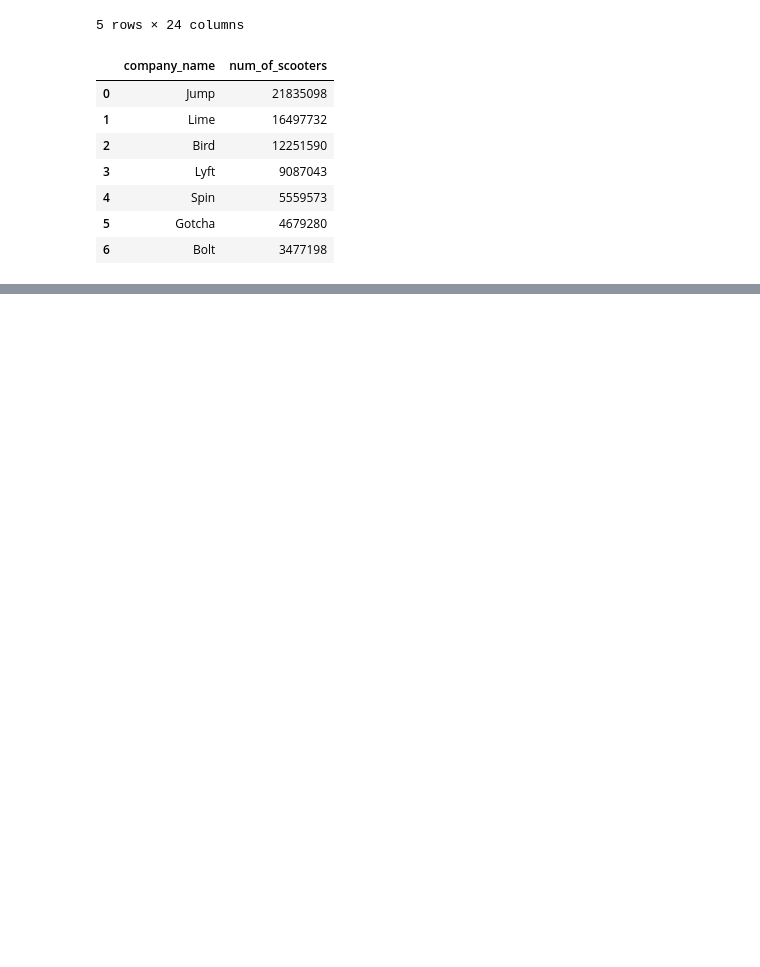
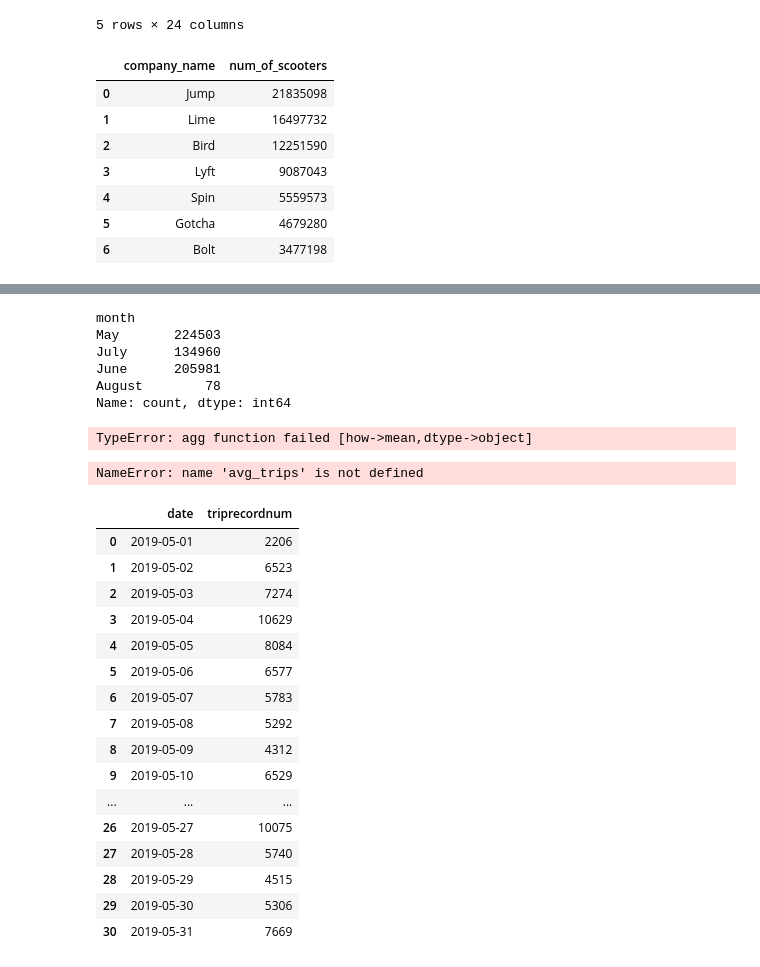
Before and after one commit to NSS-Data-Analytics-Cohort-11/scooters-supreme, a Jupyter notebook: notebook/scooters.ipynb, the cells around one changed output, grey strips where cells are left out. Saved outputs shown, nothing was run; the diff lists cells and outputs as text; code cells hidden in the pictures; blank space fills up the shorter version.

```diff
--- a/notebook/scooters.ipynb
+++ b/notebook/scooters.ipynb
@@ -204,0 +266,46 @@ scootertotalscompany
+# %%
+(trips.assign(month = trips['pubtimestamp'].dt.month_name())
+.month
+.value_counts(sort=False)
+)
+# %% [output]
+month
+May       224503
+July      134960
+June      205981
+August        78
+Name: count, dtype: int64
+# %%
+avg_trips = trips.groupby(['sumdid', 'triprecordnum']).mean()
+# %% [output]
+TypeError: agg function failed [how->mean,dtype->object]
+# %%
+avg_trips
+# %% [output]
+NameError: name 'avg_trips' is not defined
+# %%
+(trips.assign(date = trips['pubtimestamp'].dt.date)
+.groupby(['date'])
+['triprecordnum']
+.count()
+.reset_index()
+.head(31)
+)
+# %% [output]
+|  | date | triprecordnum |
+| 0 | 2019-05-01 | 2206 |
+| 1 | 2019-05-02 | 6523 |
+| 2 | 2019-05-03 | 7274 |
+| 3 | 2019-05-04 | 10629 |
+| 4 | 2019-05-05 | 8084 |
+| 5 | 2019-05-06 | 6577 |
+| 6 | 2019-05-07 | 5783 |
+| 7 | 2019-05-08 | 5292 |
+| 8 | 2019-05-09 | 4312 |
+| 9 | 2019-05-10 | 6529 |
+| ... | ... | ... |
+| 26 | 2019-05-27 | 10075 |
+| 27 | 2019-05-28 | 5740 |
+| 28 | 2019-05-29 | 4515 |
+| 29 | 2019-05-30 | 5306 |
+| 30 | 2019-05-31 | 7669 |
```
Also changed, not shown: parts of 11 cells of this notebook.
